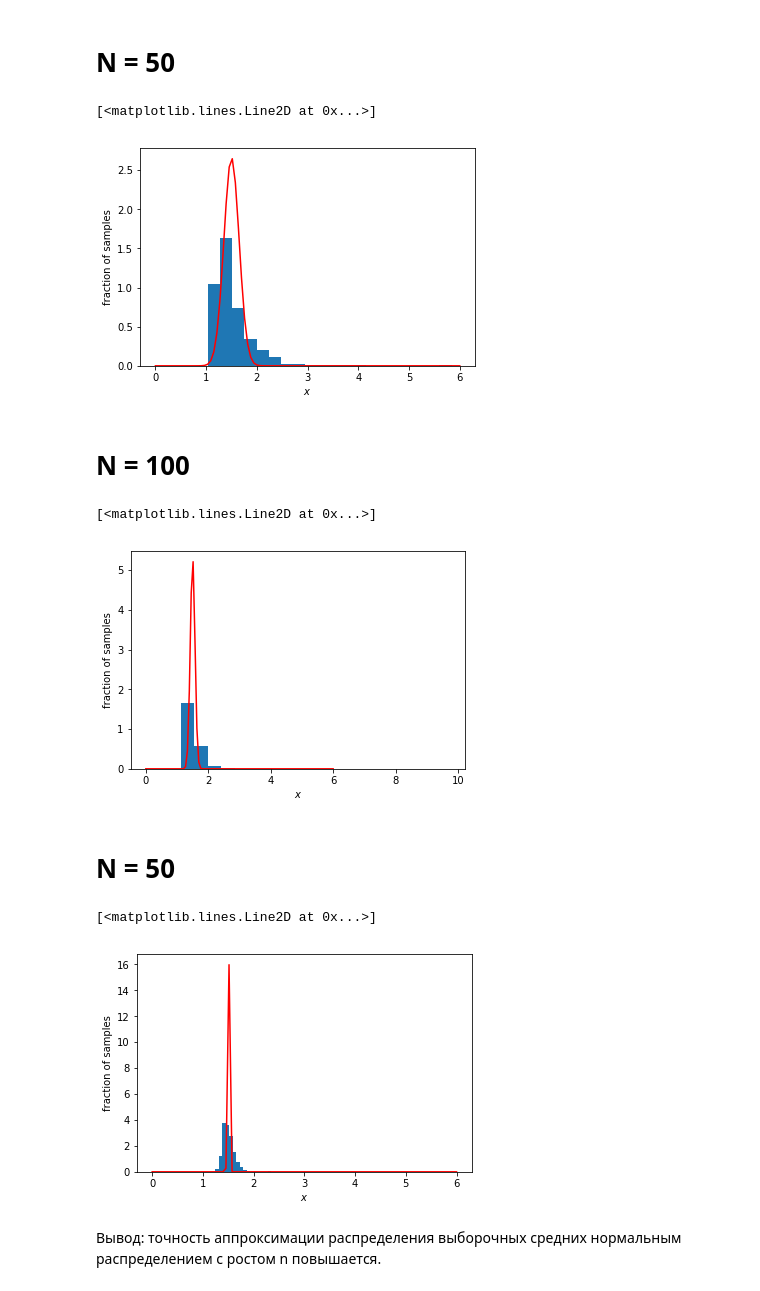
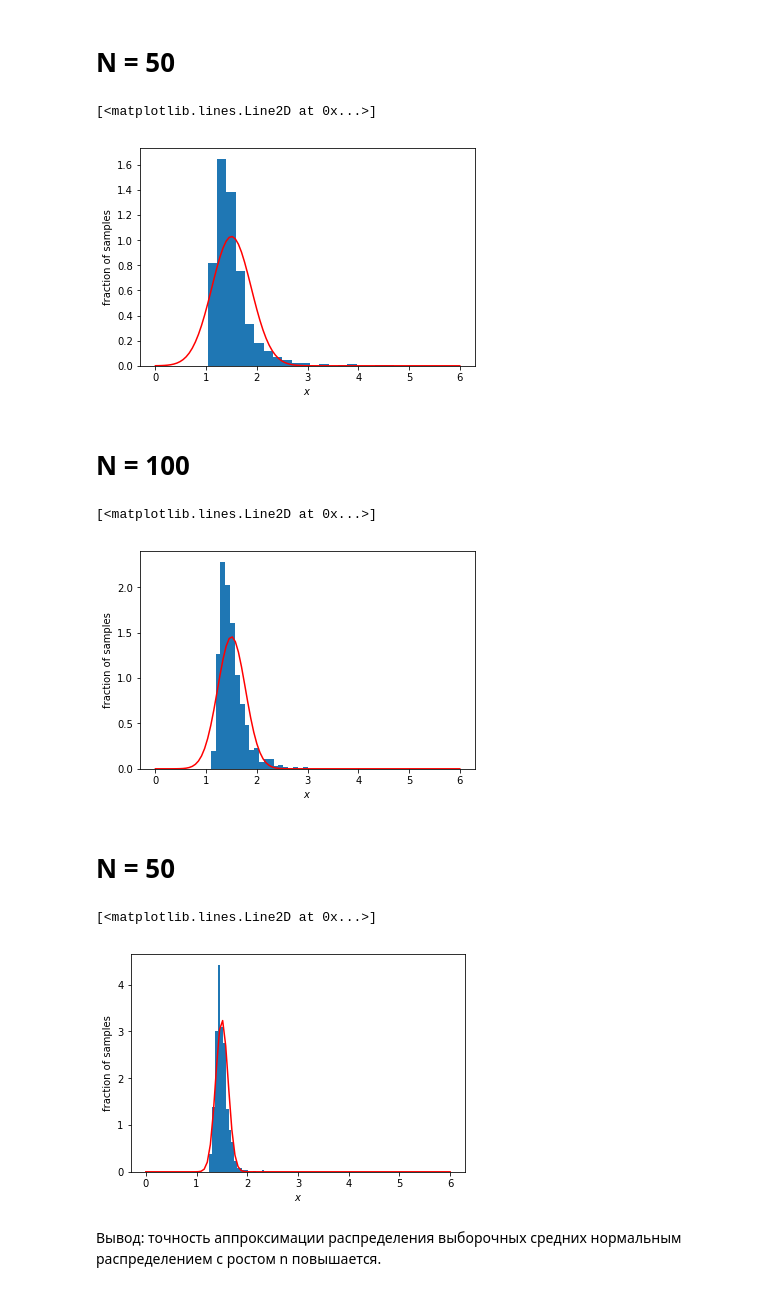
Before and after one commit to yaskovdev/data-science-sandbox, a Jupyter notebook: data-science-course/week5/final-test.ipynb, the cells around one changed output. Cells and saved outputs as stored; diff of their text form; code cells hidden in the pictures.

```diff
--- a/data-science-course/week5/final-test.ipynb
+++ b/data-science-course/week5/final-test.ipynb
@@ -7,8 +8,8 @@ b = 3
 
 pareto_rv = sts.pareto(b)
 
-mean = sts.pareto.mean(b)
-variance = sts.pareto.var(b)
+mean = pareto_rv.mean()
+variance = pareto_rv.var()
 
 
 # generates 'number_of_samples' samples of size 'samples_size' and returns an array of their means
@@ -39,31 +40,31 @@ plt.hist(f(n, 1000), bins=20, normed=True)
 plt.ylabel('fraction of samples')
 plt.xlabel('$x$')
 
-norm_rv = sts.norm(mean, variance / n)
+norm_rv = sts.norm(mean, sqrt(variance / n))
 x = np.linspace(0, 6, 100)
 pdf = norm_rv.pdf(x)
 
 plt.plot(x, pdf, color='r')
 # %% [output]
 [<matplotlib.lines.Line2D at 0x...>]
-[figure, old version]
+[figure, new version]
 # %% [markdown]
 # N = 100
 # %%
 n = 10
 
 plt.hist(f(n, 1000), bins=20, normed=True)
 plt.ylabel('fraction of samples')
 plt.xlabel('$x$')
 
-norm_rv = sts.norm(mean, variance / n)
+norm_rv = sts.norm(mean, sqrt(variance / 10))
 x = np.linspace(0, 6, 100)
 pdf = norm_rv.pdf(x)
 
 plt.plot(x, pdf, color='r')
 # %% [output]
 [<matplotlib.lines.Line2D at 0x...>]
-[figure, old version]
+[figure, new version]
 # %% [markdown]
 # N = 50
 # %%
@@ -73,13 +74,13 @@ plt.hist(f(n, 1000), bins=20, normed=True)
 plt.ylabel('fraction of samples')
 plt.xlabel('$x$')
 
-norm_rv = sts.norm(mean, variance / n)
+norm_rv = sts.norm(mean, sqrt(variance / n))
 x = np.linspace(0, 6, 100)
 pdf = norm_rv.pdf(x)
 
 plt.plot(x, pdf, color='r')
 # %% [output]
 [<matplotlib.lines.Line2D at 0x...>]
-[figure, old version]
+[figure, new version]
 # %% [markdown]
 Вывод: точность аппроксимации распределения выборочных средних нормальным распределением с ростом n повышается.
```
Also changed, not shown: parts of 2 cells of this notebook.
